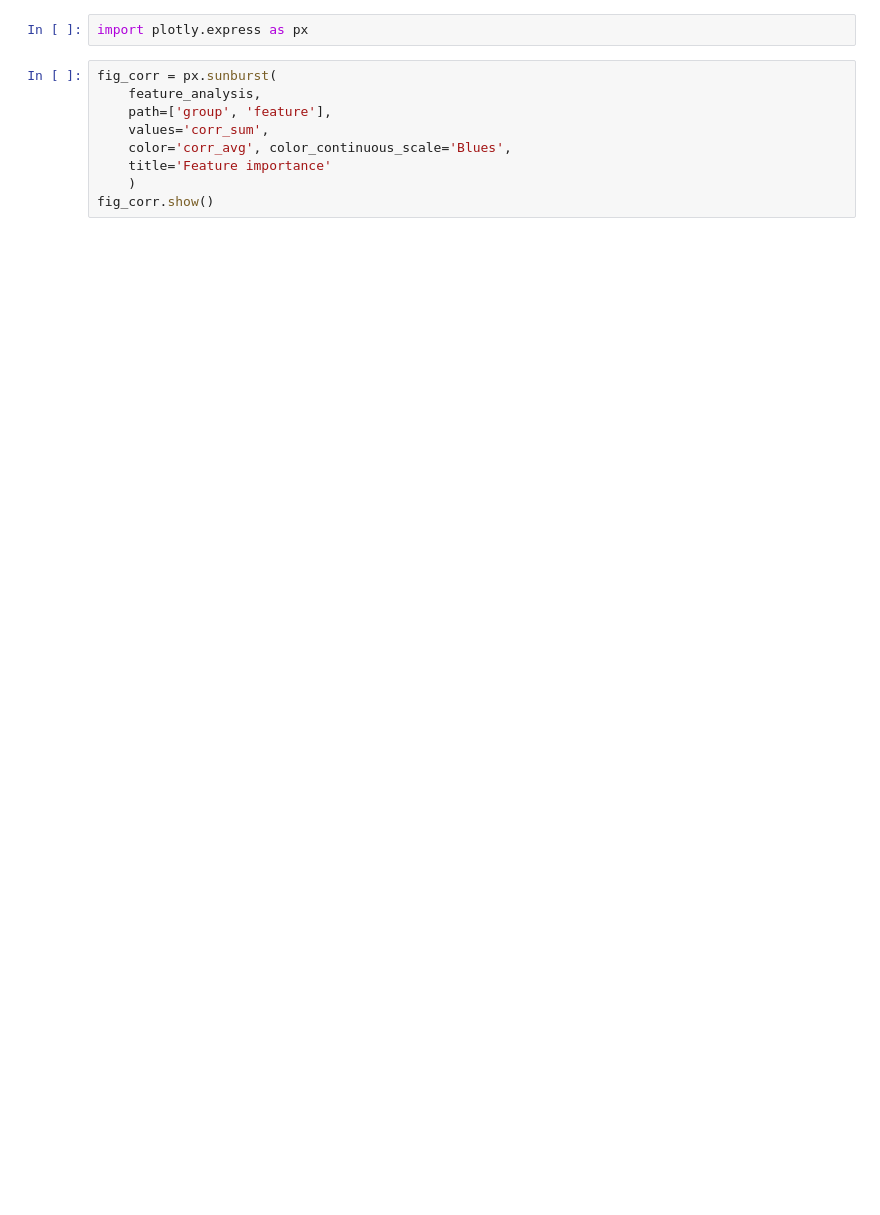
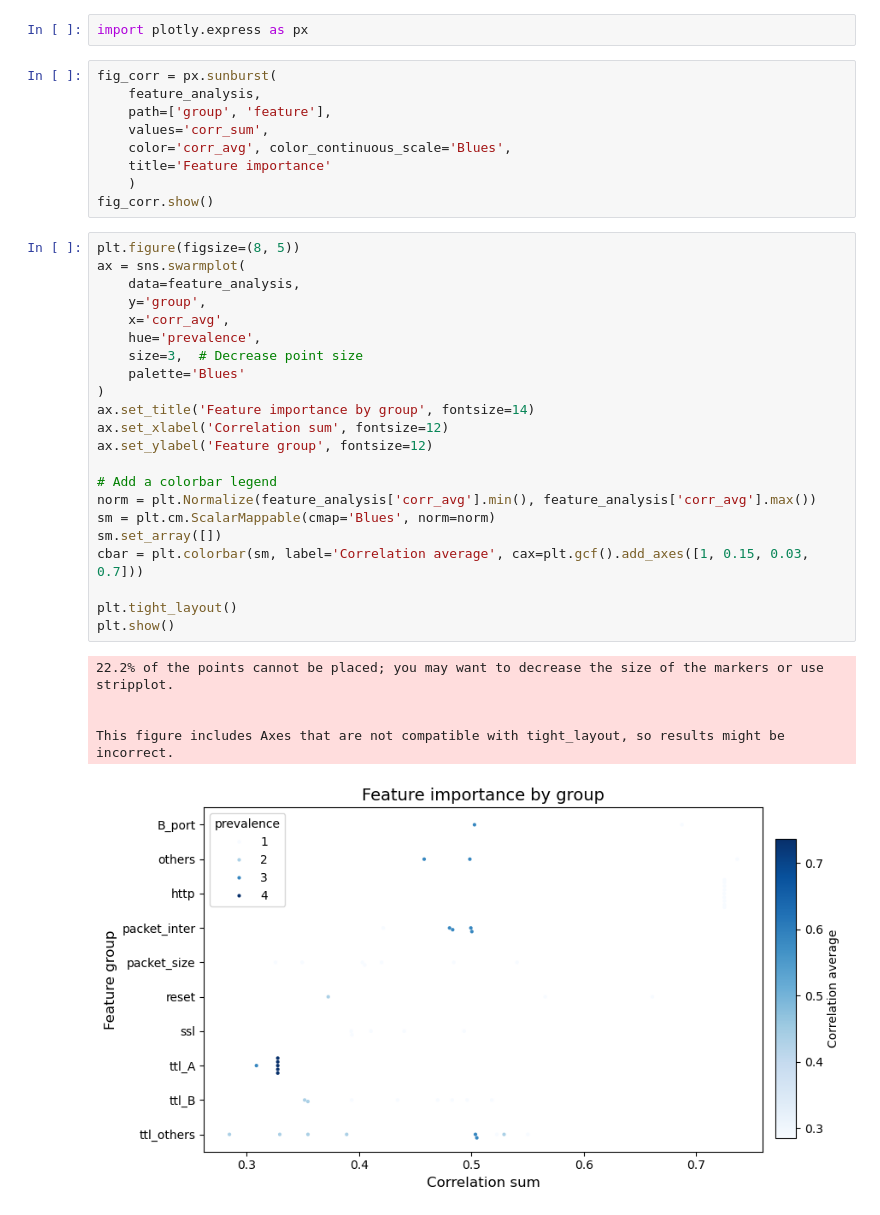
Before and after one commit to BetoPD/Iot-Device-Classifier, a Jupyter notebook: iotDeviceIdentification_eda.ipynb, the cells around one changed output. Cells and saved outputs as stored; diff of their text form; blank space fills up the shorter version.

Commit message:
Fixed errors and added plots to visualize the relationships between features.

```diff
--- a/iotDeviceIdentification_eda.ipynb
+++ b/iotDeviceIdentification_eda.ipynb
@@ -312,3 +298,31 @@ fig_corr = px.sunburst(
     title='Feature importance'
     )
 fig_corr.show()
+# %%
+plt.figure(figsize=(8, 5))
+ax = sns.swarmplot(
+    data=feature_analysis,
+    y='group',
+    x='corr_avg',
+    hue='prevalence',
+    size=3,  # Decrease point size
+    palette='Blues'
+)
+ax.set_title('Feature importance by group', fontsize=14)
+ax.set_xlabel('Correlation sum', fontsize=12)
+ax.set_ylabel('Feature group', fontsize=12)
+
+# Add a colorbar legend
+norm = plt.Normalize(feature_analysis['corr_avg'].min(), feature_analysis['corr_avg'].max())
+sm = plt.cm.ScalarMappable(cmap='Blues', norm=norm)
+sm.set_array([])
+cbar = plt.colorbar(sm, label='Correlation average', cax=plt.gcf().add_axes([1, 0.15, 0.03, 0.7]))
+
+plt.tight_layout()
+plt.show()
+# %% [output]
+22.2% of the points cannot be placed; you may want to decrease the size of the markers or use stripplot.
+
+
+This figure includes Axes that are not compatible with tight_layout, so results might be incorrect.
+[figure, added]
```
Also changed, not shown: parts of 29 cells of this notebook.
